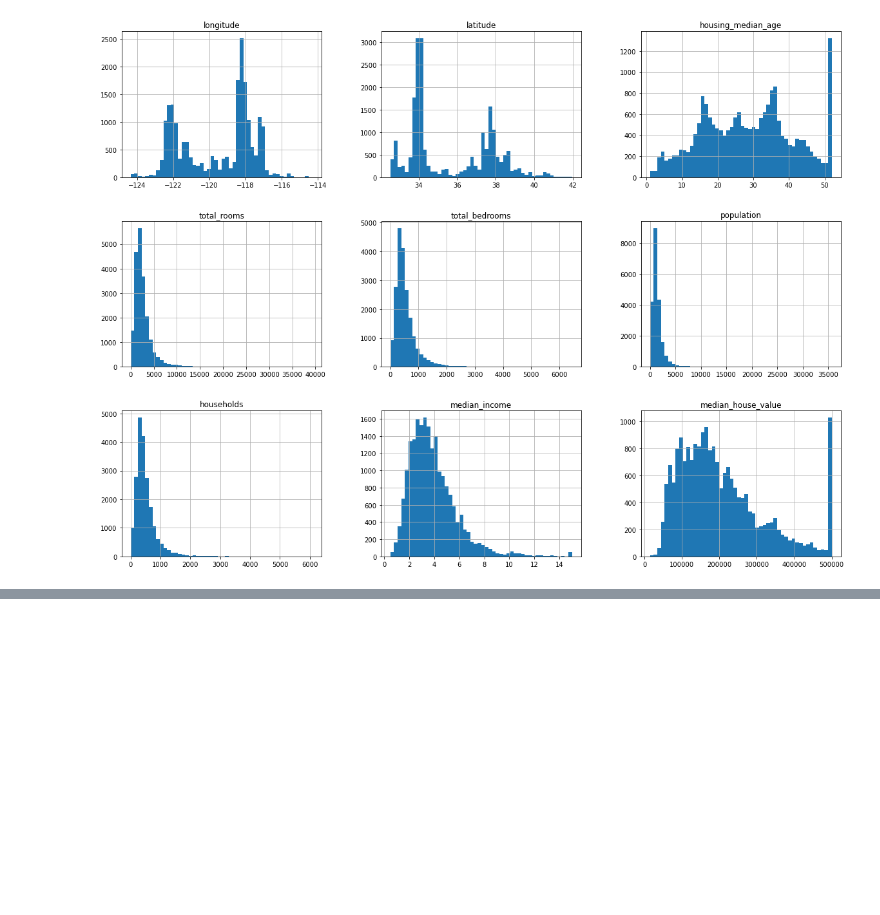
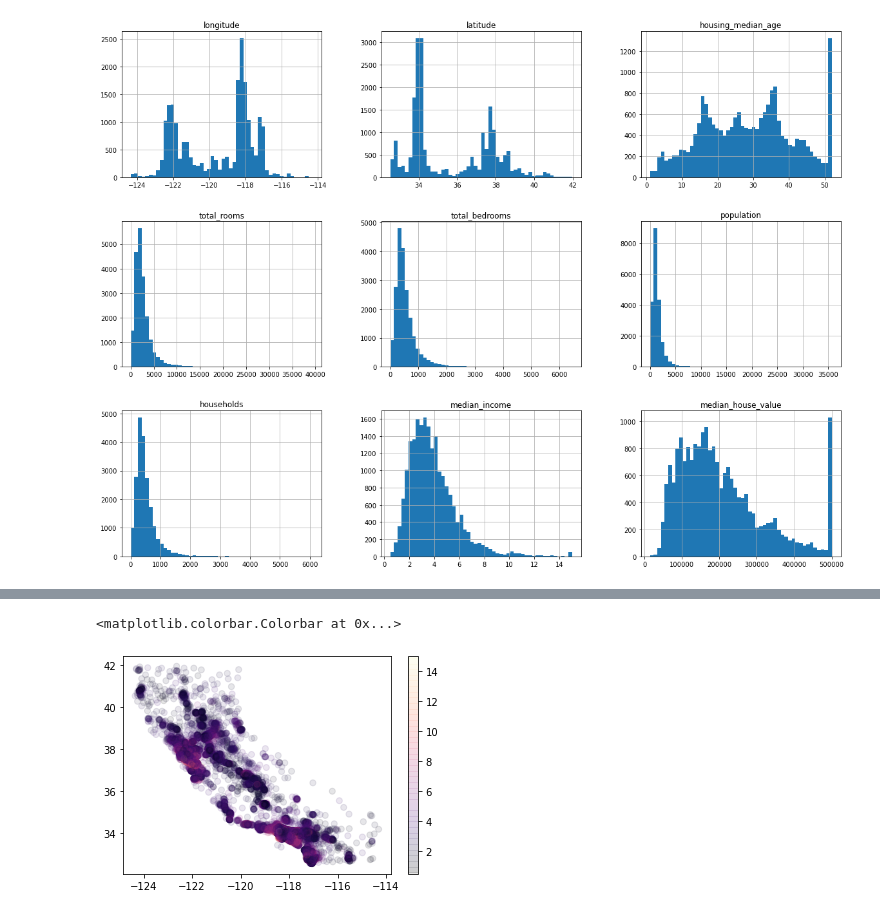
Before and after one commit to peteVo/Handson_HW, a Jupyter notebook: Chapter2/Housing.ipynb, the cells around one changed output, grey strips where cells are left out. Cells and saved outputs as stored; diff of their text form; code cells hidden in the pictures; blank space fills up the shorter version.

```diff
--- a/Chapter2/Housing.ipynb
+++ b/Chapter2/Housing.ipynb
@@ -107,0 +115,5 @@ train_set, test_set = train_test_split(housing, test_size=0.2, random_state=42)
+# %%
+split = StratifiedShuffleSplit(n_splits=1, test_size=0.2, random_state=42)
+for train_index, test_index in split.split(housing, housing['income_category']):
+    strat_train_set = housing.loc[train_index]
+    strat_test_set = housing.loc[test_index]
@@ -107,0 +132,9 @@ train_set, test_set = train_test_split(housing, test_size=0.2, random_state=42)
+# %%
+housing = strat_train_set.copy()
+# %%
+#housing.plot(kind="scatter", x="longitude", y="latitude", c="median_income", cmap='magma', alpha=.1)
+plt.scatter(x=housing.longitude, y=housing.latitude, c=housing.median_income, cmap='magma', alpha=.1)
+plt.colorbar()
+# %% [output]
+<matplotlib.colorbar.Colorbar at 0x...>
+[figure, added]
```
Also changed, not shown: parts of 7 cells of this notebook.
